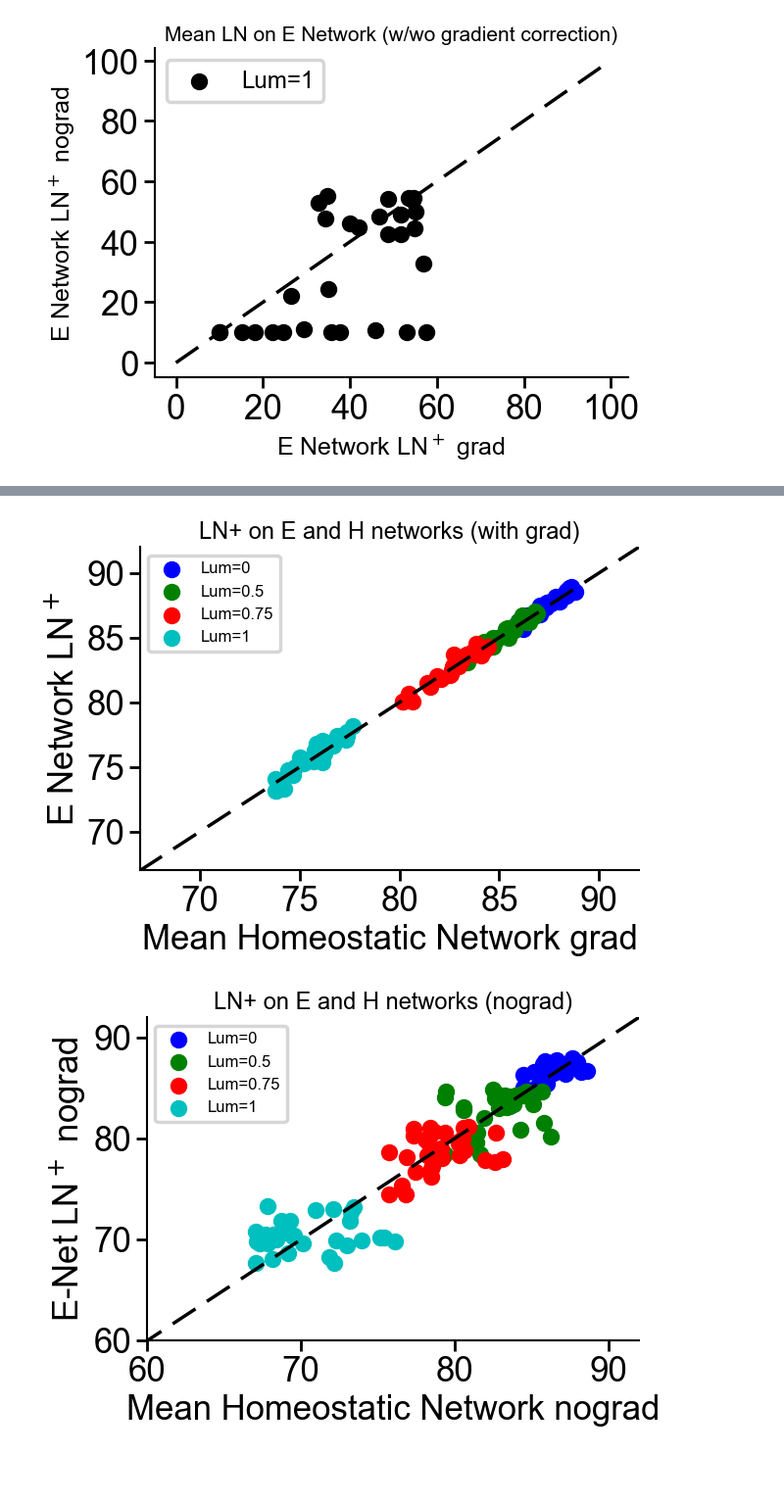
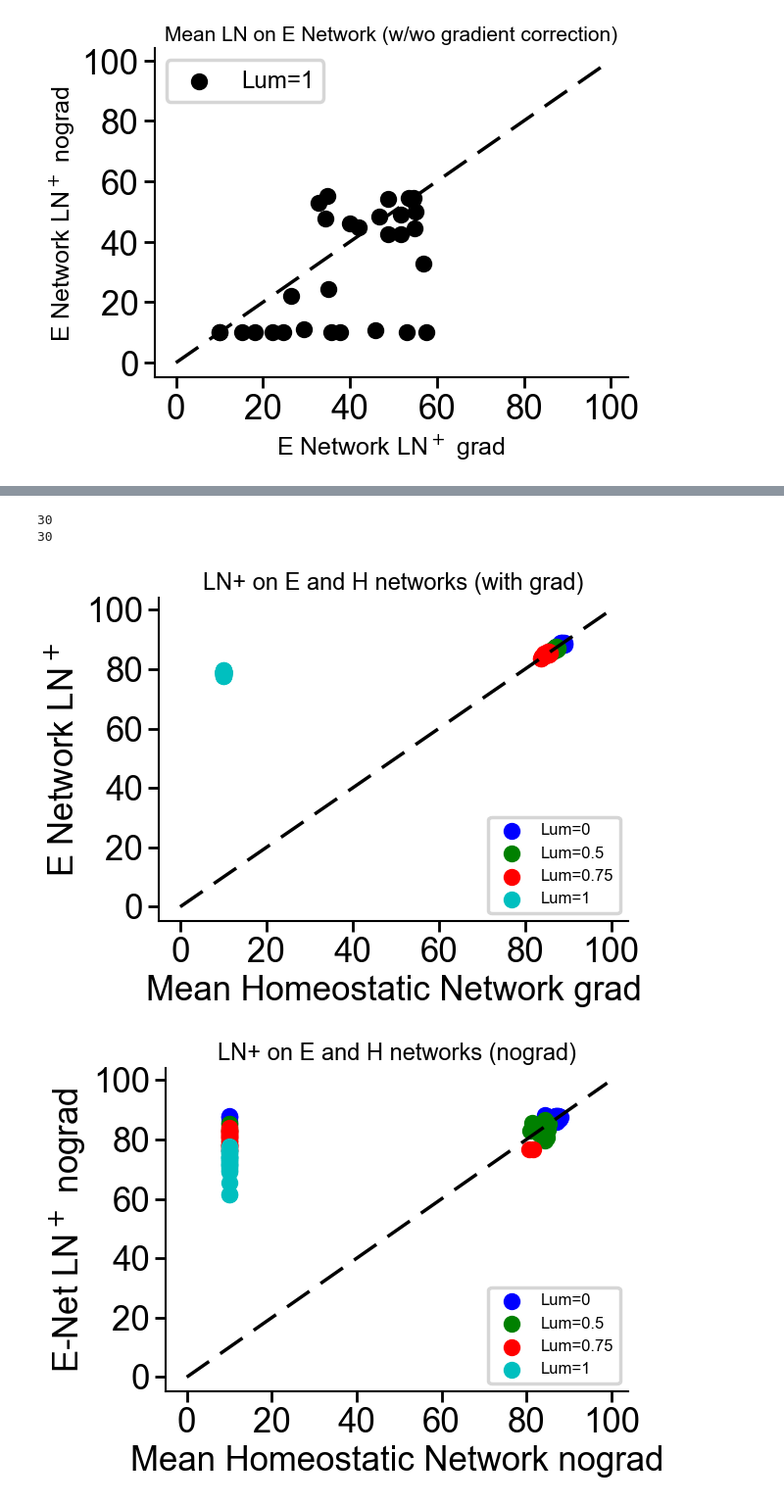
Before and after one commit to RoyHEyono/HomeostaticDANN, a Jupyter notebook: models/dense_mnist_task/notebooks/ln_norm_figures.ipynb, the cells around one changed output, grey strips where cells are left out. Shown at 98% size. Saved outputs shown, nothing was run; the diff lists cells and outputs as text; code cells hidden in the pictures; blank space fills up the shorter version.

Commit message:
Fixed some bugs in homeostatic loss arguments. Decoupled loss for homeostatic network

```diff
--- a/models/dense_mnist_task/notebooks/ln_norm_figures.ipynb
+++ b/models/dense_mnist_task/notebooks/ln_norm_figures.ipynb
@@ -416,10 +416,10 @@ clr = ['b', 'g', 'r', 'c']
 for idx, bfi in enumerate([0, 0.5, 0.75, 1]):
 
     runs_dict = dict()
-    runs_dict["runs_e_network_ln"] = fetch_runs(api, entity='project_danns', project_name='Luminosity_MeanHomeostasis', filters={"config.dataset": "fashionmnist",
-                                                                "config.brightness_factor": bfi, "config.normtype": 1, "config.excitation_training": 1, "config.normtype_detach": 0,
+    runs_dict["runs_e_network_ln"] = fetch_runs(api, entity='project_danns', project_name='Luminosity_LNHomeostasis', filters={"config.dataset": "fashionmnist",
+                                                                "config.brightness_factor": bfi, "config.layer_norm": 1, "config.excitation_training": 1, "config.normtype_detach": 0,
                                                                 "config.use_testset": True}, order="-summary_metrics.test_acc")
-    runs_dict["runs_mean_homeostatic_network"] = fetch_runs(api, entity='project_danns', project_name='Luminosity_MeanHomeostasis', filters={"config.dataset": "fashionmnist",
+    runs_dict["runs_mean_homeostatic_network"] = fetch_runs(api, entity='project_danns', project_name='Luminosity_LNHomeostasis', filters={"config.dataset": "fashionmnist",
                                                             "config.brightness_factor": bfi, "config.normtype": 0, "config.excitation_training": 1, "config.normtype_detach": 0,
                                                             "config.homeostasis":1, "config.use_testset": True}, order="-summary_metrics.test_acc")
 
@@ -435,6 +435,8 @@ for idx, bfi in enumerate([0, 0.5, 0.75, 1]):
 
     plt.scatter(rn.summary['test_acc'], vanilla_dann_acc, color=clr[idx], label=f"Lum={bfi}")
 
+print(len(runs_dict["runs_e_network_ln"]))
+print(len(runs_dict["runs_mean_homeostatic_network"]))
 ax.set_xlabel(f"Mean Homeostatic Network grad", fontsize=25)
 ax.set_ylabel("E Network LN$^+$", fontsize=25)
 # Set larger font sizes for the tick numbers
@@ -442,13 +444,15 @@ plt.xticks(fontsize=25)
 plt.yticks(fontsize=25)
 ax.set_title(f"LN+ on E and H networks (with grad)", fontsize=17)
 list_line = range(100)
-ax.set_xlim(67, 92)
-ax.set_ylim(67, 92)
+# ax.set_xlim(67, 92)
+# ax.set_ylim(67, 92)
 ax.legend(prop={'size': 12})
 ax.plot(list_line, list_line, label='y = x', color='black', linestyle='--')
 plt.show()
 # %% [output]
+30
+30
-[figure, old version]
+[figure, new version]
 # %%
 
 fig, ax = plt.subplots()
@@ -459,36 +463,36 @@ clr = ['b', 'g', 'r', 'c']
 for idx, bfi in enumerate([0, 0.5, 0.75, 1]):
 
     runs_dict = dict()
-    runs_dict["runs_e_network_ln"] = fetch_runs(api, entity='project_danns', project_name='Luminosity_MeanHomeostasis', filters={"config.dataset": "fashionmnist",
-                                                                "config.brightness_factor": bfi, "config.normtype": 1, "config.excitation_training": 1, "config.normtype_detach": 1,
+    runs_dict["runs_e_network_ln"] = fetch_runs(api, entity='project_danns', project_name='Luminosity_LNHomeostasis', filters={"config.dataset": "fashionmnist",
+                                                                "config.brightness_factor": bfi, "config.layer_norm": 1, "config.excitation_training": 1, "config.normtype_detach": 1,
                                                                 "config.use_testset": True}, order="-summary_metrics.test_acc")
-    runs_dict["runs_mean_homeostatic_network"] = fetch_runs(api, entity='project_danns', project_name='Luminosity_MeanHomeostasis', filters={"config.dataset": "fashionmnist",
+    runs_dict["runs_mean_homeostatic_network"] = fetch_runs(api, entity='project_danns', project_name='Luminosity_LNHomeostasis', filters={"config.dataset": "fashionmnist",
                                                             "config.brightness_factor": bfi, "config.normtype": 0, "config.excitation_training": 1, "config.normtype_detach": 1,
                                                             "config.homeostasis":1, "config.use_testset": True}, order="-summary_metrics.test_acc")
 
     top_n = len(runs_dict["runs_e_network_ln"])
 
     for top in range(top_n):
 
         vanilla_dann_acc = runs_dict["runs_e_network_ln"][top].summary['test_acc']
 
         for rn in runs_dict["runs_mean_homeostatic_network"]:
             if same_config(rn.config, runs_dict["runs_e_network_ln"][top].config, keys=['lr', 'wd','inhib_lrs', 'momentum', 'inhib_momentum']):
                 plt.scatter(rn.summary['test_acc'], vanilla_dann_acc, color=clr[idx])
 
     plt.scatter(rn.summary['test_acc'], vanilla_dann_acc, color=clr[idx], label=f"Lum={bfi}")
 
 ax.set_xlabel(f"Mean Homeostatic Network nograd", fontsize=25)
 ax.set_ylabel("E-Net LN$^+$ nograd", fontsize=25)
 # Set larger font sizes for the tick numbers
 plt.xticks(fontsize=25)
 plt.yticks(fontsize=25)
 ax.set_title(f"LN+ on E and H networks (nograd)", fontsize=17)
 list_line = range(100)
-ax.set_xlim(60, 92)
-ax.set_ylim(60, 92)
+# ax.set_xlim(60, 92)
+# ax.set_ylim(60, 92)
 ax.legend(prop={'size': 12})
 ax.plot(list_line, list_line, label='y = x', color='black', linestyle='--')
 plt.show()
 # %% [output]
-[figure, old version]
+[figure, new version]
```
Also changed, not shown: parts of 4 cells of this notebook, 3 other files.
